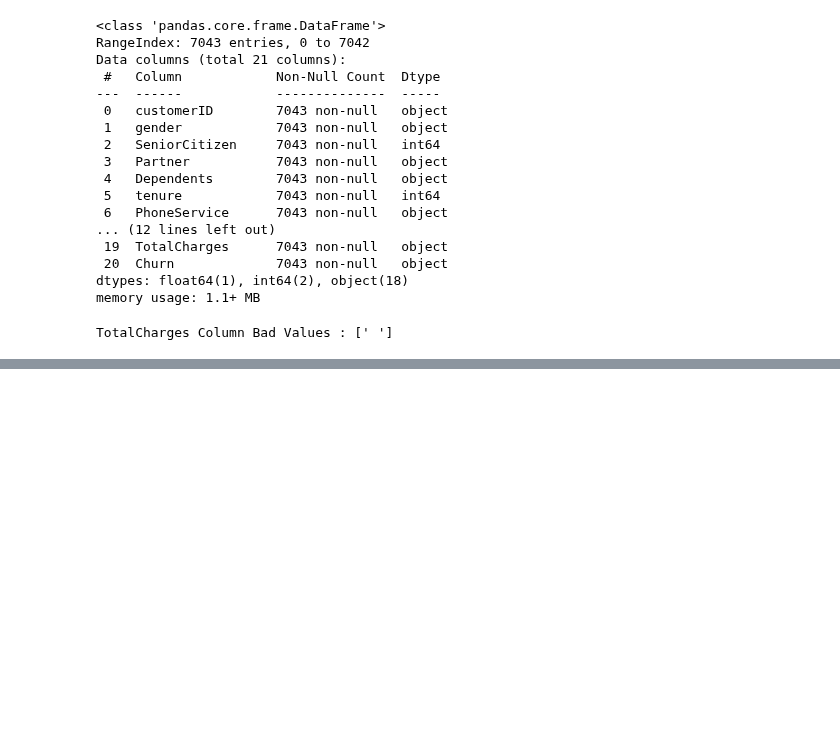
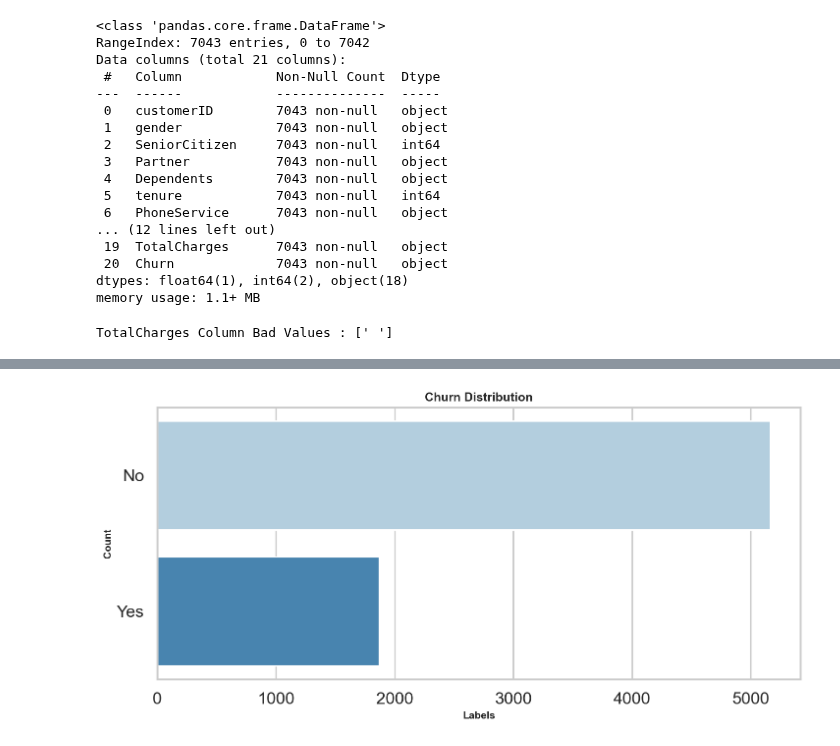
Before and after one commit to ParsaDEV15/Data-Science-Lab, a Jupyter notebook: ChurnSense/customer_churn_ml.ipynb, the cells around one changed output, grey strips where cells are left out. Drawn from its saved outputs; the diff is of its cells as text; code cells hidden in the pictures; blank space fills up the shorter version.

Commit message:
v2 churn detection ml model

```diff
--- a/ChurnSense/customer_churn_ml.ipynb
+++ b/ChurnSense/customer_churn_ml.ipynb
@@ -37,0 +34,3 @@ df.head()
+# %%
+df = pd.read_csv(r"C:\Users\ASUS\.cache\kagglehub\datasets\blastchar\telco-customer-churn\versions\1\WA_Fn-UseC_-Telco-Customer-Churn.csv")
+df.head()
@@ -75,3 +75,0 @@ TotalCharges Column New DataType: float64
-# %%
-df['SeniorCitizen'] = df['SeniorCitizen'].map({1: 'Yes', 0: 'No'})
-print(f'SeniorCitizen Column New Values:', df['SeniorCitizen'].unique())
@@ -358,0 +123,19 @@ Accuracy Score: 0.7512437810945274
+# %%
+LABELS_FONT_SIZE = 10
+TITLE_FONT_SIZE = 12
+SUP_TITLE_FONT_SIZE = 20
+FONT_WEIGHT = 'bold'
+COLOR = 'lightblue'
+PALETTE = 'Blues'
+# %%
+fig, ax = plt.subplots(figsize=(10, 5))
+
+sns.countplot(data=df, y='Churn', ax=ax, palette=PALETTE, legend=False, hue='Churn')
+
+ax.set_title('Churn Distribution', fontsize=TITLE_FONT_SIZE, fontweight=FONT_WEIGHT)
+ax.set_xlabel('Labels', fontsize=LABELS_FONT_SIZE, fontweight=FONT_WEIGHT)
+ax.set_ylabel('Count', fontsize=LABELS_FONT_SIZE, fontweight=FONT_WEIGHT)
+plt.tight_layout()
+plt.show()
+# %% [output]
+[figure, added]
```
Also changed, not shown: parts of 53 cells of this notebook.
